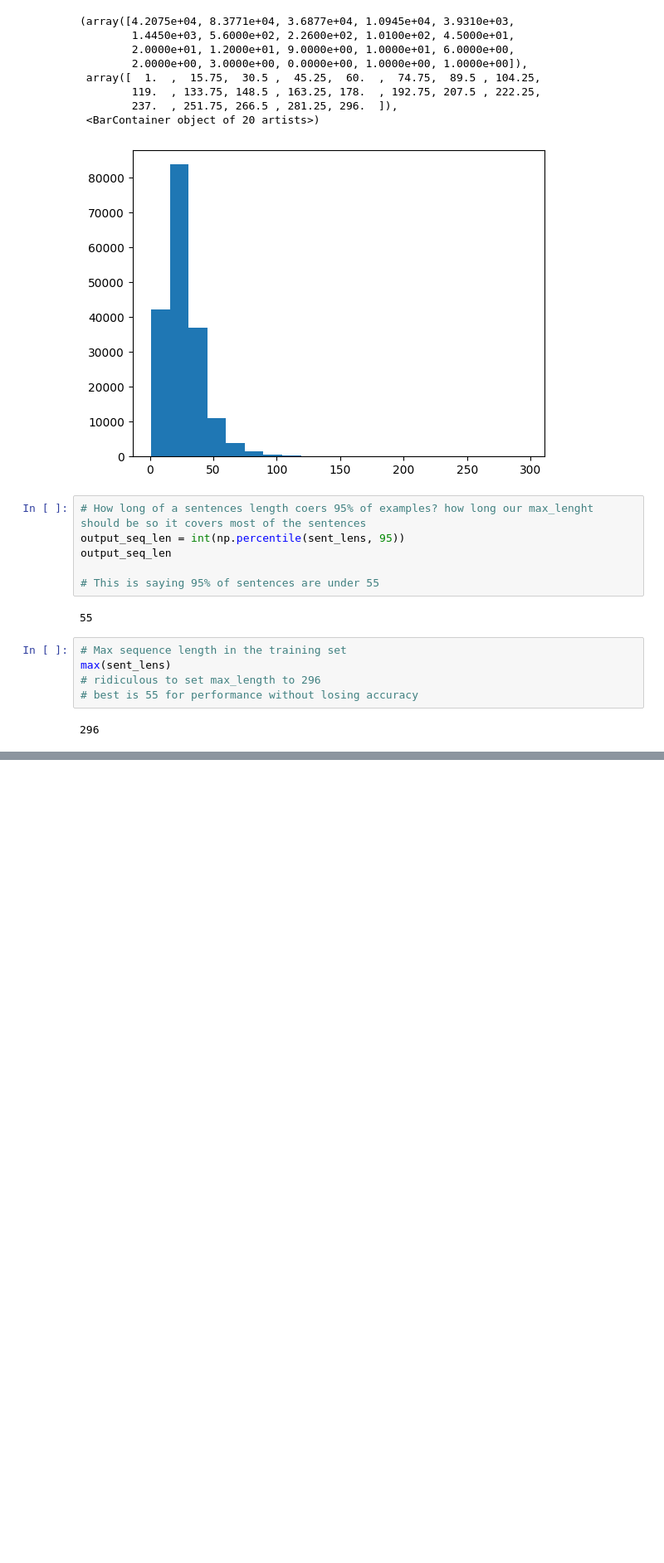
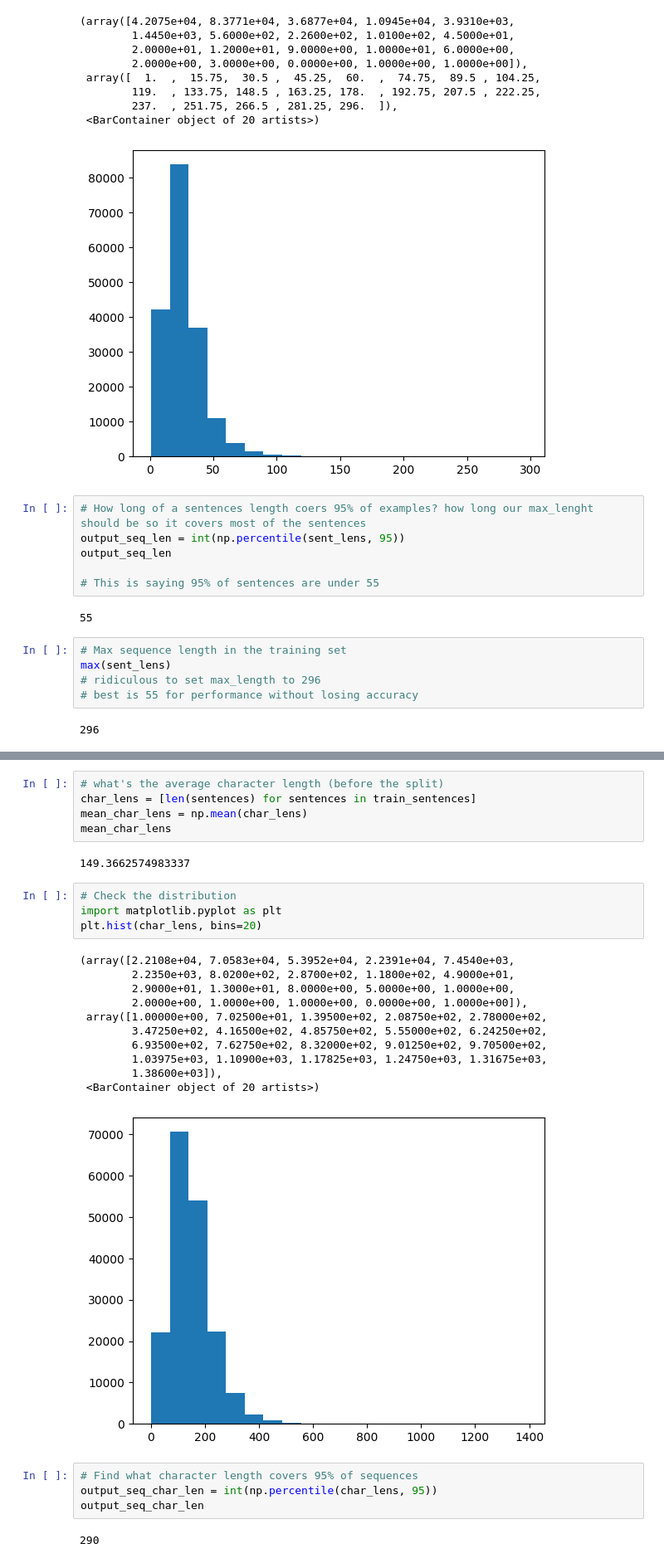
Before and after one commit to Rajeeb321123/Deep-learning-tensorFlow-Journey, a Jupyter notebook: 09_SkimLit_nlp_milestone_project_2.ipynb, the cells around one changed output, grey strips where cells are left out. Shown: that part at 83% size. Saved outputs shown, nothing was run; the diff lists cells and outputs as text; blank space fills up the shorter version.

```diff
--- a/09_SkimLit_nlp_milestone_project_2.ipynb
+++ b/09_SkimLit_nlp_milestone_project_2.ipynb
@@ -830,0 +1142,29 @@ len(train_sentences)
+# %%
+# what's the average character length (before the split)
+char_lens = [len(sentences) for sentences in train_sentences]
+mean_char_lens = np.mean(char_lens)
+mean_char_lens
+# %% [output]
+149.3662574983337
+# %%
+# Check the distribution
+import matplotlib.pyplot as plt
+plt.hist(char_lens, bins=20)
+# %% [output]
+(array([2.2108e+04, 7.0583e+04, 5.3952e+04, 2.2391e+04, 7.4540e+03,
+        2.2350e+03, 8.0200e+02, 2.8700e+02, 1.1800e+02, 4.9000e+01,
+        2.9000e+01, 1.3000e+01, 8.0000e+00, 5.0000e+00, 1.0000e+00,
+        2.0000e+00, 1.0000e+00, 1.0000e+00, 0.0000e+00, 1.0000e+00]),
+ array([1.00000e+00, 7.02500e+01, 1.39500e+02, 2.08750e+02, 2.78000e+02,
+        3.47250e+02, 4.16500e+02, 4.85750e+02, 5.55000e+02, 6.24250e+02,
+        6.93500e+02, 7.62750e+02, 8.32000e+02, 9.01250e+02, 9.70500e+02,
+        1.03975e+03, 1.10900e+03, 1.17825e+03, 1.24750e+03, 1.31675e+03,
+        1.38600e+03]),
+ <BarContainer object of 20 artists>)
+[figure, added]
+# %%
+# Find what character length covers 95% of sequences
+output_seq_char_len = int(np.percentile(char_lens, 95))
+output_seq_char_len
+# %% [output]
+290
```
Also changed, not shown: parts of 113 cells of this notebook.
